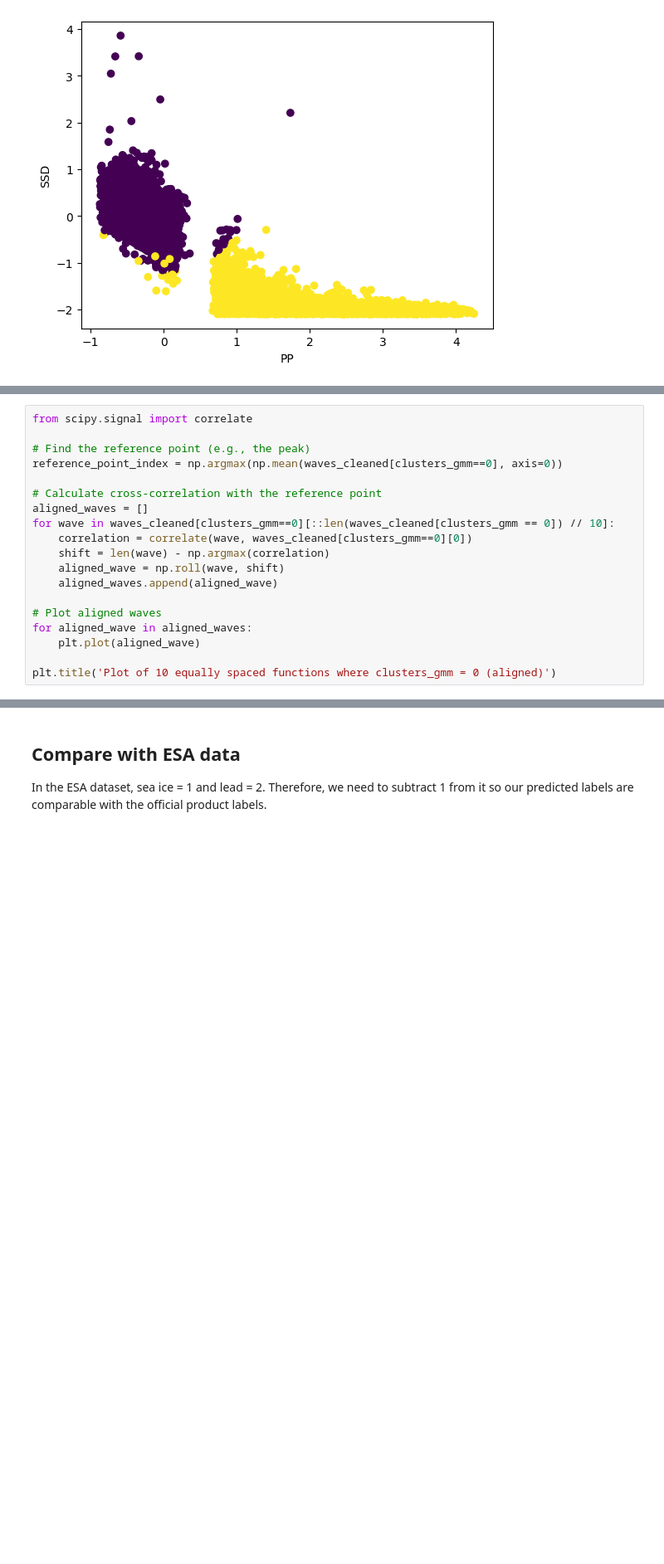
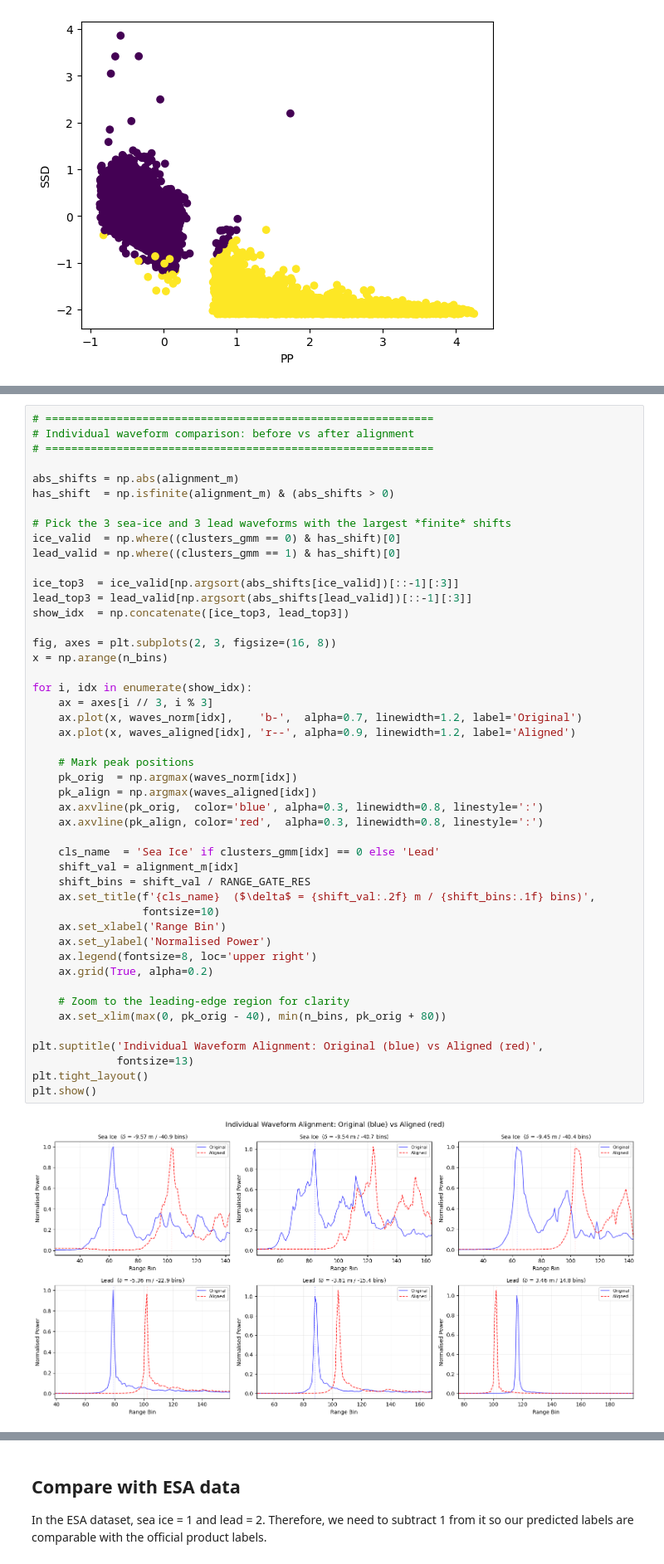
Before and after one commit to geoshit888/Assessment-4, a Jupyter notebook: Week4_Unit_2_Unsupervised_Learning_Methods.ipynb, the cells around one changed output, grey strips where cells are left out. Shown at 83% size. Cells and saved outputs as stored; diff of their text form; blank space fills up the shorter version.

```diff
--- a/Week4_Unit_2_Unsupervised_Learning_Methods.ipynb
+++ b/Week4_Unit_2_Unsupervised_Learning_Methods.ipynb
@@ -599,19 +610,0 @@ This code aligns waveforms in the cluster where `clusters_gmm == 0` by using cro
-# %%
-from scipy.signal import correlate
-
-# Find the reference point (e.g., the peak)
-reference_point_index = np.argmax(np.mean(waves_cleaned[clusters_gmm==0], axis=0))
-
-# Calculate cross-correlation with the reference point
-aligned_waves = []
-for wave in waves_cleaned[clusters_gmm==0][::len(waves_cleaned[clusters_gmm == 0]) // 10]:
-    correlation = correlate(wave, waves_cleaned[clusters_gmm==0][0])
-    shift = len(wave) - np.argmax(correlation)
-    aligned_wave = np.roll(wave, shift)
-    aligned_waves.append(aligned_wave)
-
-# Plot aligned waves
-for aligned_wave in aligned_waves:
-    plt.plot(aligned_wave)
-
-plt.title('Plot of 10 equally spaced functions where clusters_gmm = 0 (aligned)')
@@ -620,0 +755,49 @@ Text(0.5, 1.0, 'Plot of 10 equally spaced functions where clusters_gmm = 0 (alig
+# %%
+# ============================================================
+# Individual waveform comparison: before vs after alignment
+# ============================================================
+
+abs_shifts = np.abs(alignment_m)
+has_shift  = np.isfinite(alignment_m) & (abs_shifts > 0)
+
+# Pick the 3 sea-ice and 3 lead waveforms with the largest *finite* shifts
+ice_valid  = np.where((clusters_gmm == 0) & has_shift)[0]
+lead_valid = np.where((clusters_gmm == 1) & has_shift)[0]
+
+ice_top3  = ice_valid[np.argsort(abs_shifts[ice_valid])[::-1][:3]]
+lead_top3 = lead_valid[np.argsort(abs_shifts[lead_valid])[::-1][:3]]
+show_idx  = np.concatenate([ice_top3, lead_top3])
+
+fig, axes = plt.subplots(2, 3, figsize=(16, 8))
+x = np.arange(n_bins)
+
+for i, idx in enumerate(show_idx):
+    ax = axes[i // 3, i % 3]
+    ax.plot(x, waves_norm[idx],    'b-',  alpha=0.7, linewidth=1.2, label='Original')
+    ax.plot(x, waves_aligned[idx], 'r--', alpha=0.9, linewidth=1.2, label='Aligned')
+
+    # Mark peak positions
+    pk_orig  = np.argmax(waves_norm[idx])
+    pk_align = np.argmax(waves_aligned[idx])
+    ax.axvline(pk_orig,  color='blue', alpha=0.3, linewidth=0.8, linestyle=':')
+    ax.axvline(pk_align, color='red',  alpha=0.3, linewidth=0.8, linestyle=':')
+
+    cls_name  = 'Sea Ice' if clusters_gmm[idx] == 0 else 'Lead'
+    shift_val = alignment_m[idx]
+    shift_bins = shift_val / RANGE_GATE_RES
+    ax.set_title(f'{cls_name}  ($\delta$ = {shift_val:.2f} m / {shift_bins:.1f} bins)',
+                 fontsize=10)
+    ax.set_xlabel('Range Bin')
+    ax.set_ylabel('Normalised Power')
+    ax.legend(fontsize=8, loc='upper right')
+    ax.grid(True, alpha=0.2)
+
+    # Zoom to the leading-edge region for clarity
+    ax.set_xlim(max(0, pk_orig - 40), min(n_bins, pk_orig + 80))
+
+plt.suptitle('Individual Waveform Alignment: Original (blue) vs Aligned (red)',
+             fontsize=13)
+plt.tight_layout()
+plt.show()
+# %% [output]
+[figure, added]
```
Also changed, not shown: parts of 22 cells of this notebook.
